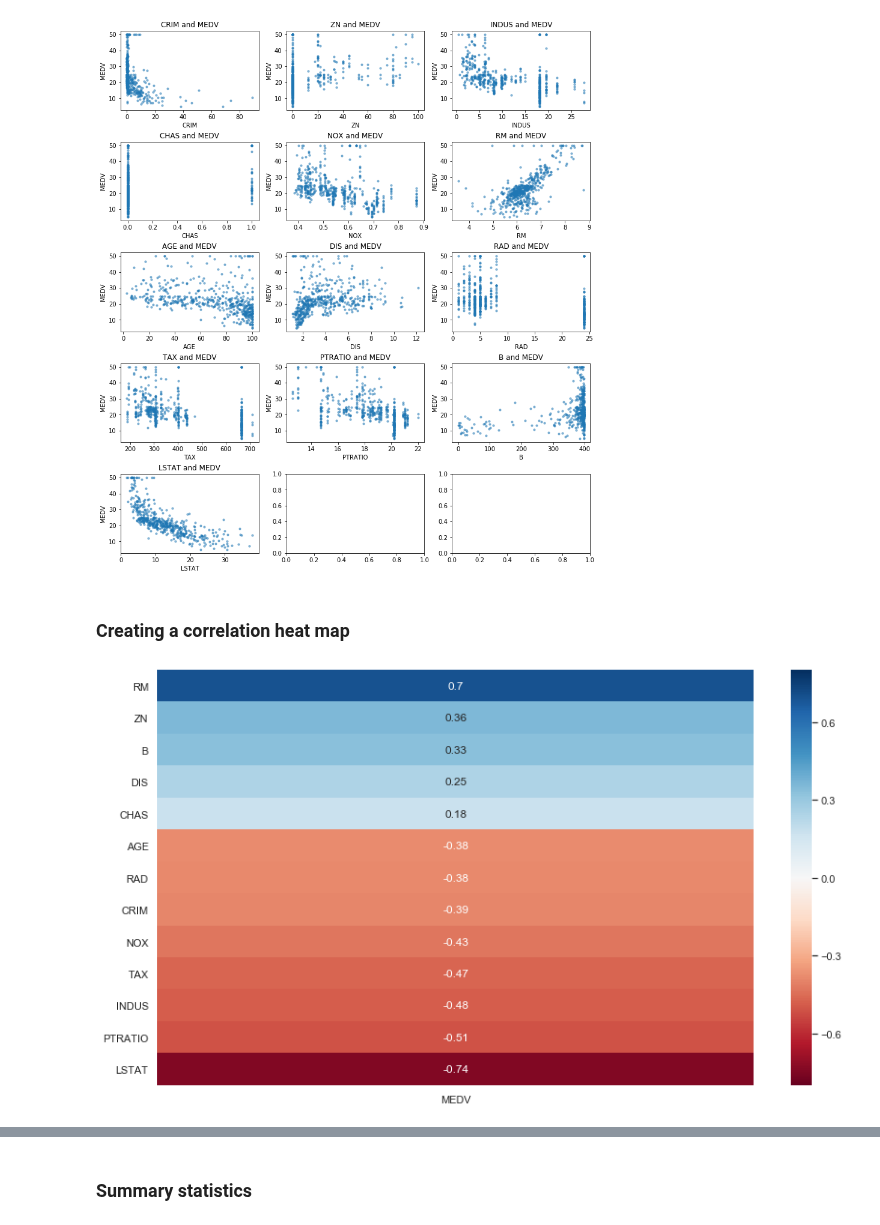
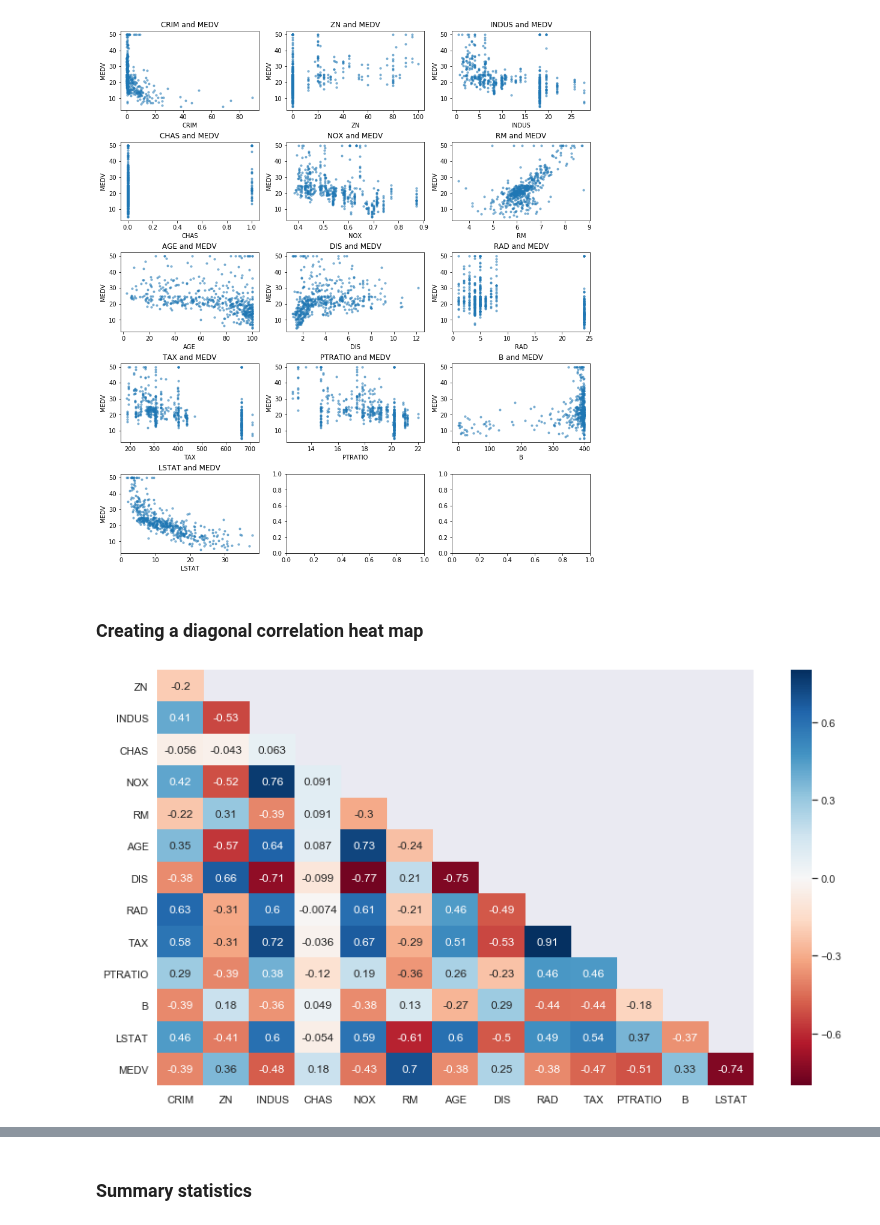
Before and after one commit to declanbarr/boston-house-prices, a Jupyter notebook: boston-house-prices-analysis.ipynb, the cells around one changed output, grey strips where cells are left out. Saved outputs shown, nothing was run; the diff lists cells and outputs as text; code cells hidden in the pictures.

Commit message:
Changed correlation heat map to diagonal heat map, added to discussion on correlations

```diff
--- a/boston-house-prices-analysis.ipynb
+++ b/boston-house-prices-analysis.ipynb
@@ -87,40 +87,45 @@ plt.show()
 <Figure size 432x288 with 0 Axes>
 [figure]
 # %% [markdown]
-### Creating a correlation heat map
+### Creating a diagonal correlation heat map
 # %%
+import numpy as np
 import pandas as pd
 import matplotlib.pyplot as plt
 import seaborn as sns
 
 # Creating a correlation matrix
 corr = df.corr()
 
-# Reducing the correlation matrix to a single column, and 12 rows (not showing MEDV vs MEDV)
-corr = pd.DataFrame(corr["MEDV"][0:13])
-
 # Setting the size of the heat map
 sns.set(rc={'figure.figsize':(14,8)})
 
-# Sorting corr in descending order
-corrSorted = corr.sort_values(by=["MEDV"], ascending=False)
+# Adapted from https://seaborn.pydata.org/generated/seaborn.heatmap.html
+mask = np.zeros_like(corr)
+mask[np.triu_indices_from(mask)] = True
 
 # Creating the correlation heatmap
-sns.heatmap(corrSorted, annot=True, cmap='RdBu', vmin=-0.8, vmax=0.8)
+sns.heatmap(corr, annot=True, mask=mask,cmap='RdBu', vmin=-0.8, vmax=0.8)
 
 
-# From https://github.com/mwaskom/seaborn/issues/1773
-# fix for mpl bug that cuts off top/bottom of seaborn viz
-b, t = plt.ylim() # discover the values for bottom and top
+# Adapted from https://github.com/mwaskom/seaborn/issues/1773
+# Altered to fix blank row at top and at the right
+
+# Changes to the y-axis
+b, t= plt.ylim() # discover the values for bottom and top
 b += 0.5 # Add 0.5 to the bottom
-t -= 0.5 # Subtract 0.5 from the top
+t += 0.5 # Add 0.5 to the top
 plt.ylim(b, t) # update the ylim(bottom, top) values
 
+# Changes to the x-axis
+l, r = plt.xlim()
+r -= 1 # Subtract 1 from the right
+plt.xlim(l, r)
 
 # Showing the heatmap
 plt.show()
 # %% [output]
-[figure, old version]
+[figure, new version]
 # %% [markdown]
 ### Deciding which variables to look at
 
```
Also changed, not shown: parts of 13 cells of this notebook.
